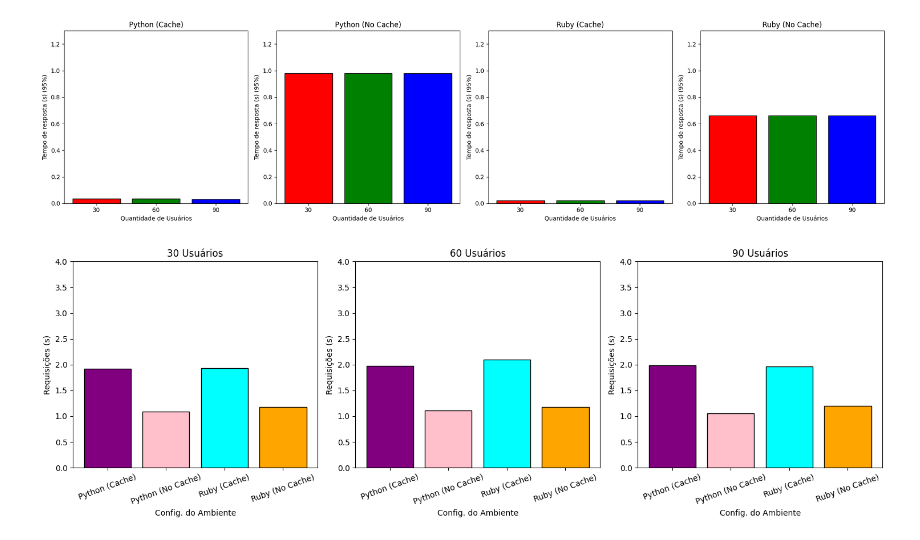
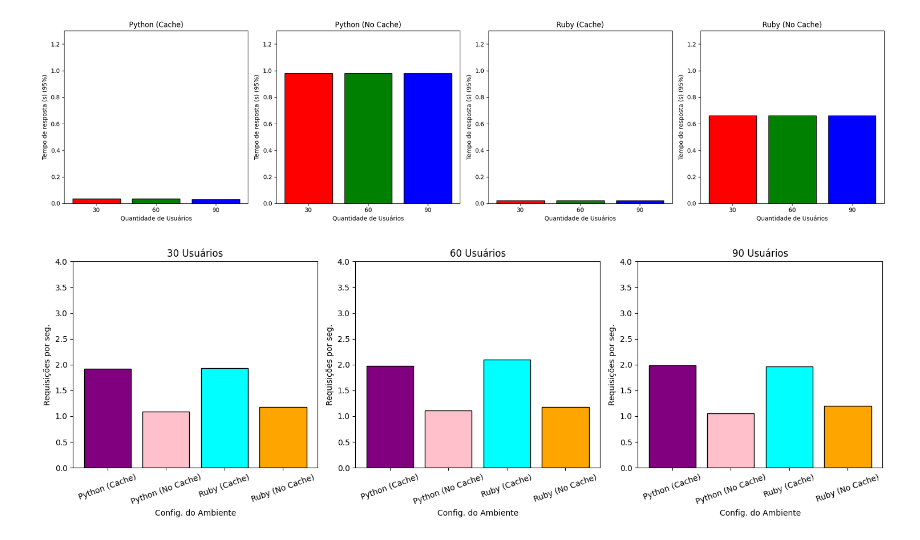
Before and after one commit to gabriel-fonseca-repo/comp-distribuida, a Jupyter notebook: resultados_teste_de_carga_le.ipynb, the cells around one changed output. Cells and saved outputs as stored; diff of their text form; code cells hidden in the pictures.

```diff
--- a/resultados_teste_de_carga_le.ipynb
+++ b/resultados_teste_de_carga_le.ipynb
@@ -68,27 +68,26 @@ for i, ambiente in enumerate(ambientes):
 # %%
 qtd_qtd_usuarios = len(qtd_usuarios_teste)
 fig, axs = plt.subplots(
     1,
     qtd_qtd_usuarios,
     tight_layout=True,
     figsize=(qtd_qtd_usuarios * width_fig, width_fig),
 )
 
 colors = ["purple", "pink", "cyan", "orange"]
 
 for i, qtd_usuario in enumerate(qtd_usuarios_teste):
     df = df_results[df_results["Users Size"] == qtd_usuario]
     axs[i].set_ylim(0, 4)
     axs[i].set_title(f"{qtd_usuario} Usuários")
     axs[i].bar(
         df["Ambiente Label"],
         df["Requests/s"],
         color=colors,
         edgecolor="black",
     )
     axs[i].set_xlabel("Config. do Ambiente")
-    axs[i].set_ylabel("Requisições (s)")
-    # rotacionar o label do eixo x
+    axs[i].set_ylabel("Requisições por seg.")
     axs[i].tick_params(axis="x", rotation=20)
 # %% [output]
-[figure, old version]
+[figure, new version]
```
Also changed, not shown: 1 other file.
